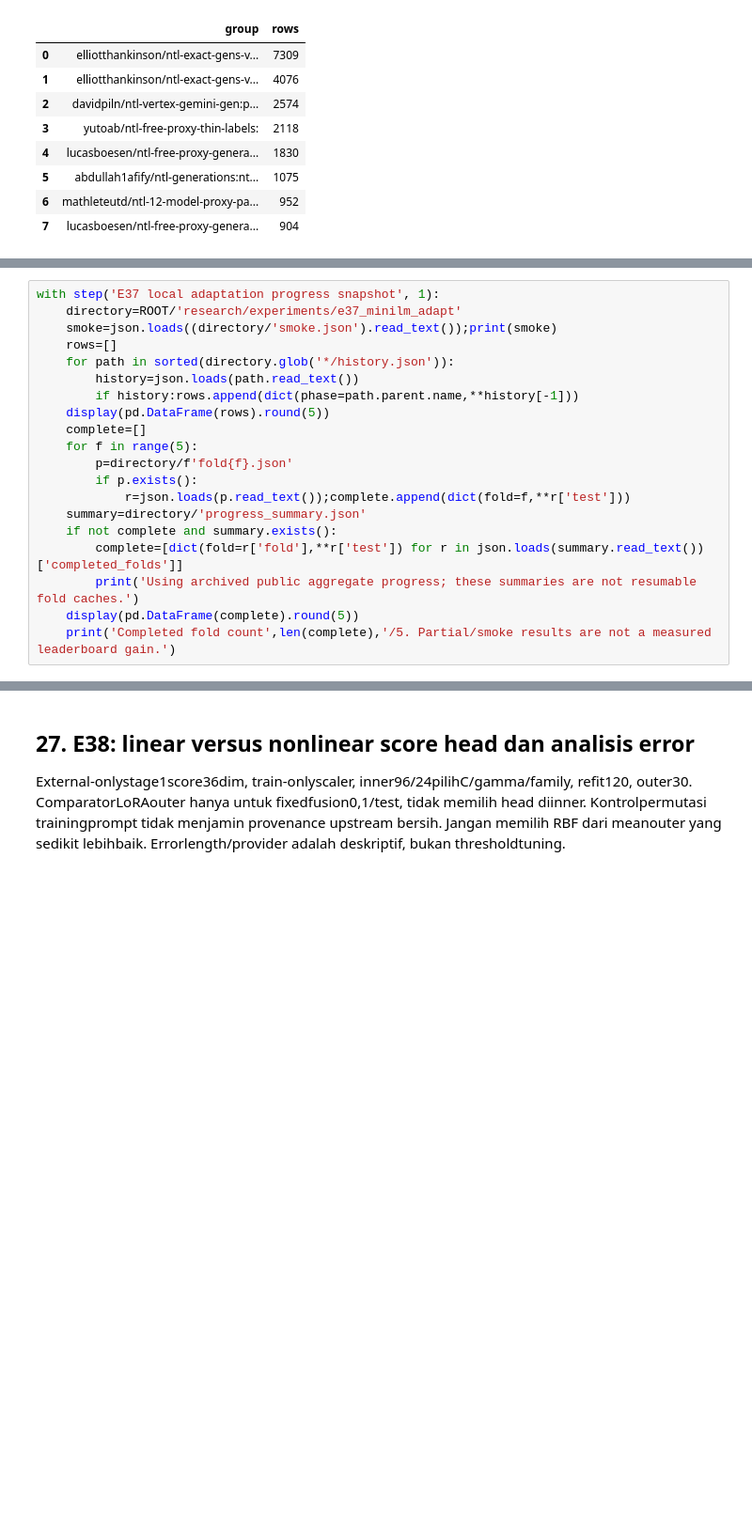
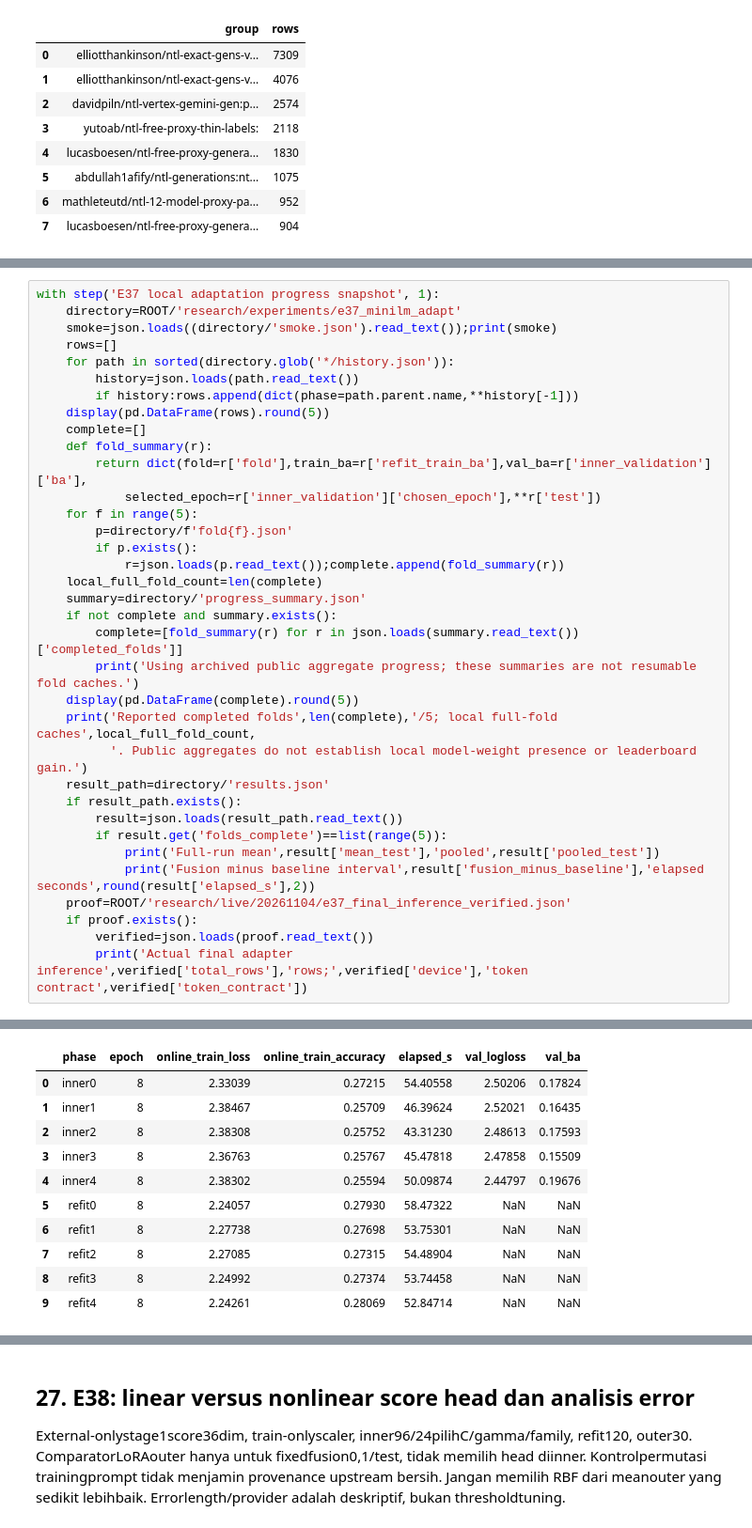
Before and after one commit to yauwes/name-that-llm-sota-pipeline, a Jupyter notebook: ntl_session_20261103.ipynb, the cells around one changed output, grey strips where cells are left out. Shown at 94% size. Saved outputs shown, nothing was run; the diff lists cells and outputs as text; blank space fills up the shorter version.

```diff
--- a/ntl_session_20261103.ipynb
+++ b/ntl_session_20261103.ipynb
@@ -896,20 +885,0 @@ Report ini hanya membaca hasil; untuk melanjutkan training lokal yang terminal:
-# %%
-with step('E37 local adaptation progress snapshot', 1):
-    directory=ROOT/'research/experiments/e37_minilm_adapt'
-    smoke=json.loads((directory/'smoke.json').read_text());print(smoke)
-    rows=[]
-    for path in sorted(directory.glob('*/history.json')):
-        history=json.loads(path.read_text())
-        if history:rows.append(dict(phase=path.parent.name,**history[-1]))
-    display(pd.DataFrame(rows).round(5))
-    complete=[]
-    for f in range(5):
-        p=directory/f'fold{f}.json'
-        if p.exists():
-            r=json.loads(p.read_text());complete.append(dict(fold=f,**r['test']))
-    summary=directory/'progress_summary.json'
-    if not complete and summary.exists():
-        complete=[dict(fold=r['fold'],**r['test']) for r in json.loads(summary.read_text())['completed_folds']]
-        print('Using archived public aggregate progress; these summaries are not resumable fold caches.')
-    display(pd.DataFrame(complete).round(5))
-    print('Completed fold count',len(complete),'/5. Partial/smoke results are not a measured leaderboard gain.')
@@ -932,0 +896,36 @@ E37 local adaptation progress snapshot | selesai 0.01s
+# %%
+with step('E37 local adaptation progress snapshot', 1):
+    directory=ROOT/'research/experiments/e37_minilm_adapt'
+    smoke=json.loads((directory/'smoke.json').read_text());print(smoke)
+    rows=[]
+    for path in sorted(directory.glob('*/history.json')):
+        history=json.loads(path.read_text())
+        if history:rows.append(dict(phase=path.parent.name,**history[-1]))
+    display(pd.DataFrame(rows).round(5))
+    complete=[]
+    def fold_summary(r):
+        return dict(fold=r['fold'],train_ba=r['refit_train_ba'],val_ba=r['inner_validation']['ba'],
+            selected_epoch=r['inner_validation']['chosen_epoch'],**r['test'])
+    for f in range(5):
+        p=directory/f'fold{f}.json'
+        if p.exists():
+            r=json.loads(p.read_text());complete.append(fold_summary(r))
+    local_full_fold_count=len(complete)
+    summary=directory/'progress_summary.json'
+    if not complete and summary.exists():
+        complete=[fold_summary(r) for r in json.loads(summary.read_text())['completed_folds']]
+        print('Using archived public aggregate progress; these summaries are not resumable fold caches.')
+    display(pd.DataFrame(complete).round(5))
+    print('Reported completed folds',len(complete),'/5; local full-fold caches',local_full_fold_count,
+          '. Public aggregates do not establish local model-weight presence or leaderboard gain.')
+    result_path=directory/'results.json'
+    if result_path.exists():
+        result=json.loads(result_path.read_text())
+        if result.get('folds_complete')==list(range(5)):
+            print('Full-run mean',result['mean_test'],'pooled',result['pooled_test'])
+            print('Fusion minus baseline interval',result['fusion_minus_baseline'],'elapsed seconds',round(result['elapsed_s'],2))
+    proof=ROOT/'research/live/20261104/e37_final_inference_verified.json'
+    if proof.exists():
+        verified=json.loads(proof.read_text())
+        print('Actual final adapter inference',verified['total_rows'],'rows;',verified['device'],'token contract',verified['token_contract'])
+# %% [output]
@@ -932,0 +939,11 @@ E37 local adaptation progress snapshot | selesai 0.01s
+|  | phase | epoch | online_train_loss | online_train_accuracy | elapsed_s | val_logloss | val_ba |
+| 0 | inner0 | 8 | 2.33039 | 0.27215 | 54.40558 | 2.50206 | 0.17824 |
+| 1 | inner1 | 8 | 2.38467 | 0.25709 | 46.39624 | 2.52021 | 0.16435 |
+| 2 | inner2 | 8 | 2.38308 | 0.25752 | 43.31230 | 2.48613 | 0.17593 |
+| 3 | inner3 | 8 | 2.36763 | 0.25767 | 45.47818 | 2.47858 | 0.15509 |
+| 4 | inner4 | 8 | 2.38302 | 0.25594 | 50.09874 | 2.44797 | 0.19676 |
+| 5 | refit0 | 8 | 2.24057 | 0.27930 | 58.47322 | NaN | NaN |
+| 6 | refit1 | 8 | 2.27738 | 0.27698 | 53.75301 | NaN | NaN |
+| 7 | refit2 | 8 | 2.27085 | 0.27315 | 54.48904 | NaN | NaN |
+| 8 | refit3 | 8 | 2.24992 | 0.27374 | 53.74458 | NaN | NaN |
+| 9 | refit4 | 8 | 2.24261 | 0.28069 | 52.84714 | NaN | NaN |
```
Also changed, not shown: parts of 15 cells of this notebook, 9 other files.
